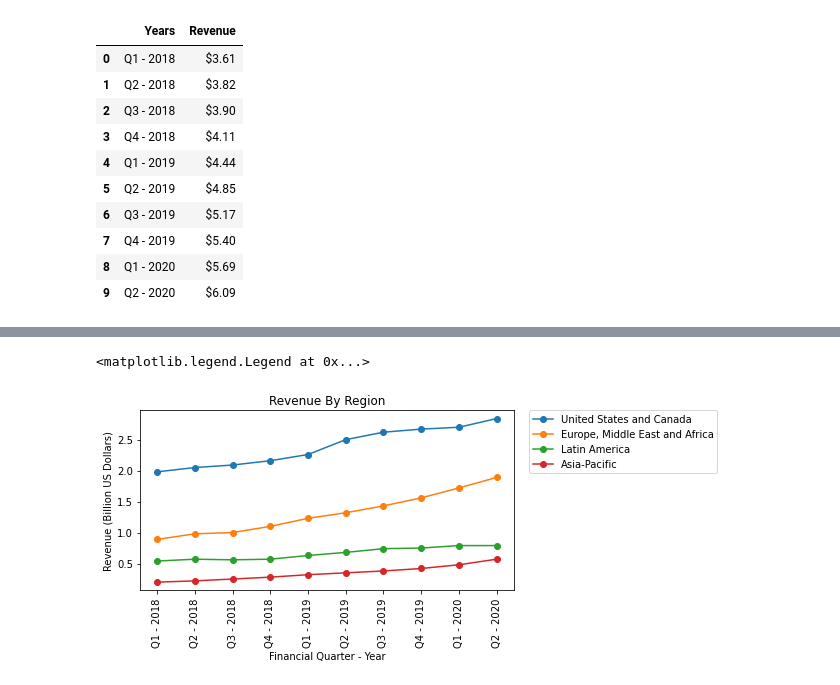
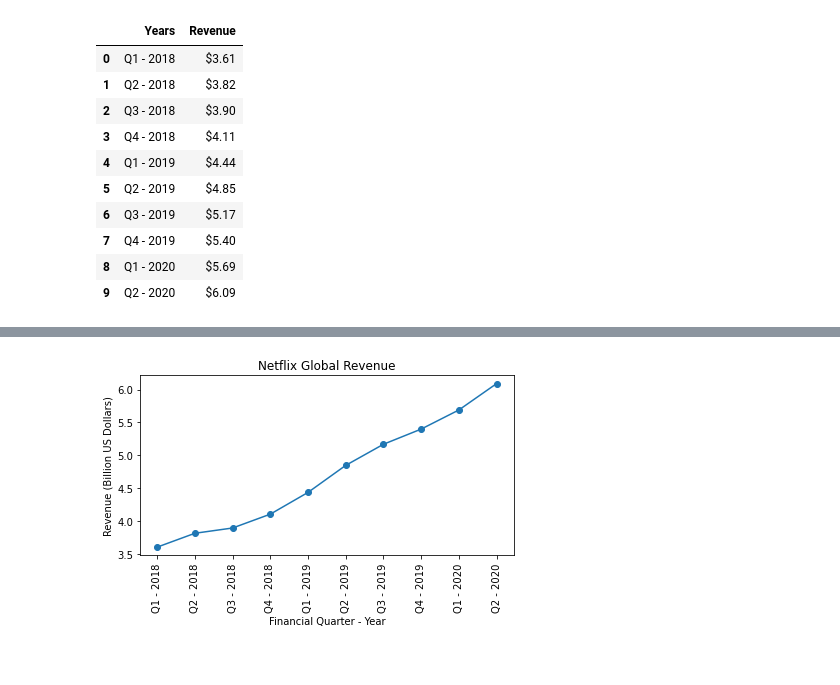
Before and after one commit to jimbleslilley/bootcamp-project-1, a Jupyter notebook: RegionGrowth.ipynb, the cells around one changed output, grey strips where cells are left out. Drawn from its saved outputs; the diff is of its cells as text; code cells hidden in the pictures.

```diff
--- a/RegionGrowth.ipynb
+++ b/RegionGrowth.ipynb
@@ -31,11 +20,11 @@ netflix_omdb_df
 # %%
 #group by years and reorder labels
-group_years = netflix_omdb_df.groupby("Years")
-group_year_df = group_years["Revenue"].sum().reindex(["Q1 - 2018", "Q2 - 2018", "Q3 - 2018","Q4 - 2018",
+group_years_rev = area_rev.groupby("Years")
+group_rev_df = group_years_rev["Revenue"].sum().reindex(["Q1 - 2018", "Q2 - 2018", "Q3 - 2018","Q4 - 2018",
                                                       "Q1 - 2019", "Q2 - 2019", "Q3 - 2019","Q4 - 2019",
                                                       "Q1 - 2020", "Q2 - 2020"]).reset_index()
 #show dataframe to check numbers
-group_year_df.style.format({"Revenue":"${:,.2f}"})
+group_rev_df.style.format({"Revenue":"${:,.2f}"})
 # %% [output]
 |  | Years | Revenue |
 | 0 | Q1 - 2018 | $3.61 |
@@ -76,16 +40,14 @@ y_ap = netflix_omdb_df["Revenue"][netflix_omdb_df["Area"] == "Asia-Pacific"]
-# %%
-# plotting the line 1 points
-plt.plot(x_usc, y_usc, label = "United States and Canada", marker ="o")
-plt.plot(x_ema, y_ema, label = "Europe, Middle East and Africa", marker ="o")
-plt.plot(x_la, y_la, label = "Latin America", marker ="o")
-plt.plot(x_ap, y_ap, label = "Asia-Pacific", marker ="o")
-
-plt.xticks(rotation=90)
-plt.title("Revenue By Region")
-plt.xlabel("Financial Quarter - Year")
-plt.ylabel("Revenue (Billion US Dollars)")
-plt.tight_layout()
-plt.legend(bbox_to_anchor=(1.04,1), borderaxespad=0)
-# %% [output]
-<matplotlib.legend.Legend at 0x...>
-[figure, removed]
+# %%
+#assign values
+x_axis = group_rev_df["Years"]
+y_axis = group_rev_df["Revenue"]
+
+#plot graph
+plt.plot(x_axis, y_axis, marker ="o", label="")
+plt.xticks(rotation=90)
+plt.title("Netflix Global Revenue")
+plt.xlabel("Financial Quarter - Year")
+plt.ylabel("Revenue (Billion US Dollars)")
+plt.tight_layout()
+# %% [output]
+[figure, added]
```
Also changed, not shown: parts of 10 cells of this notebook.
